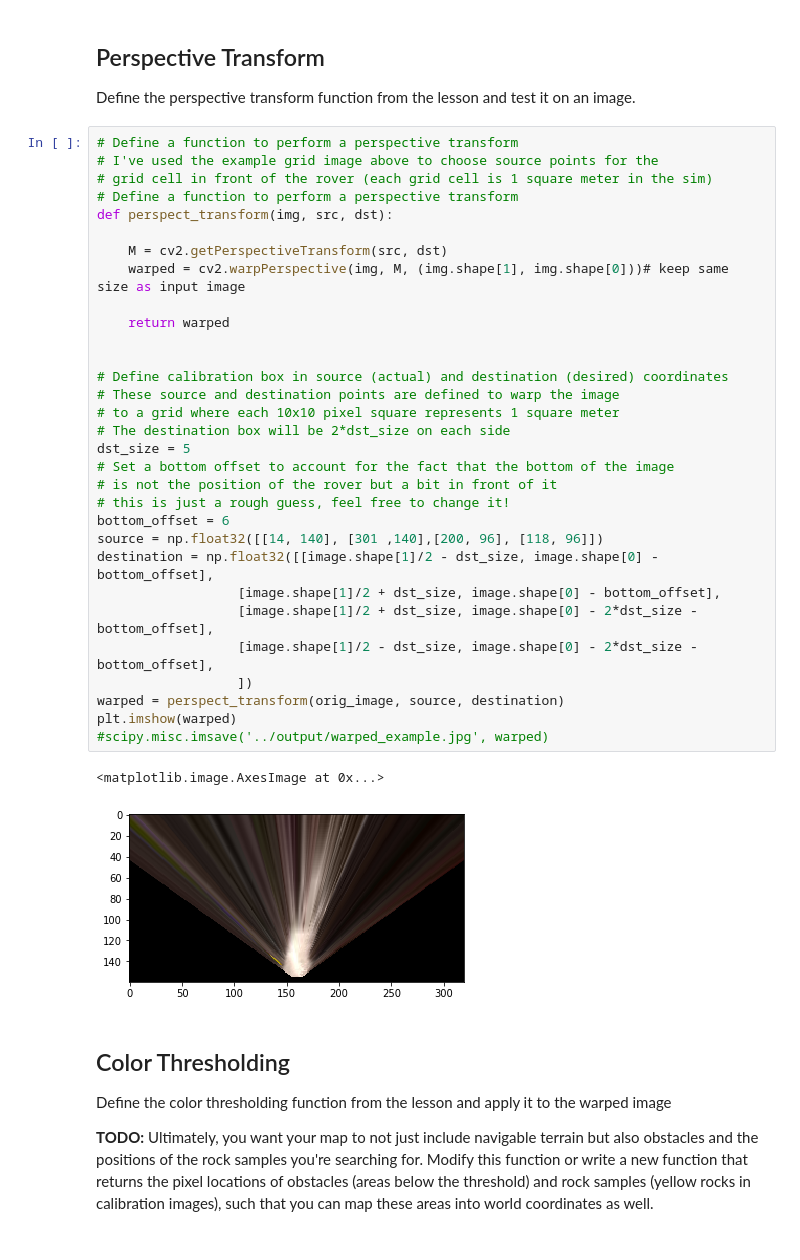
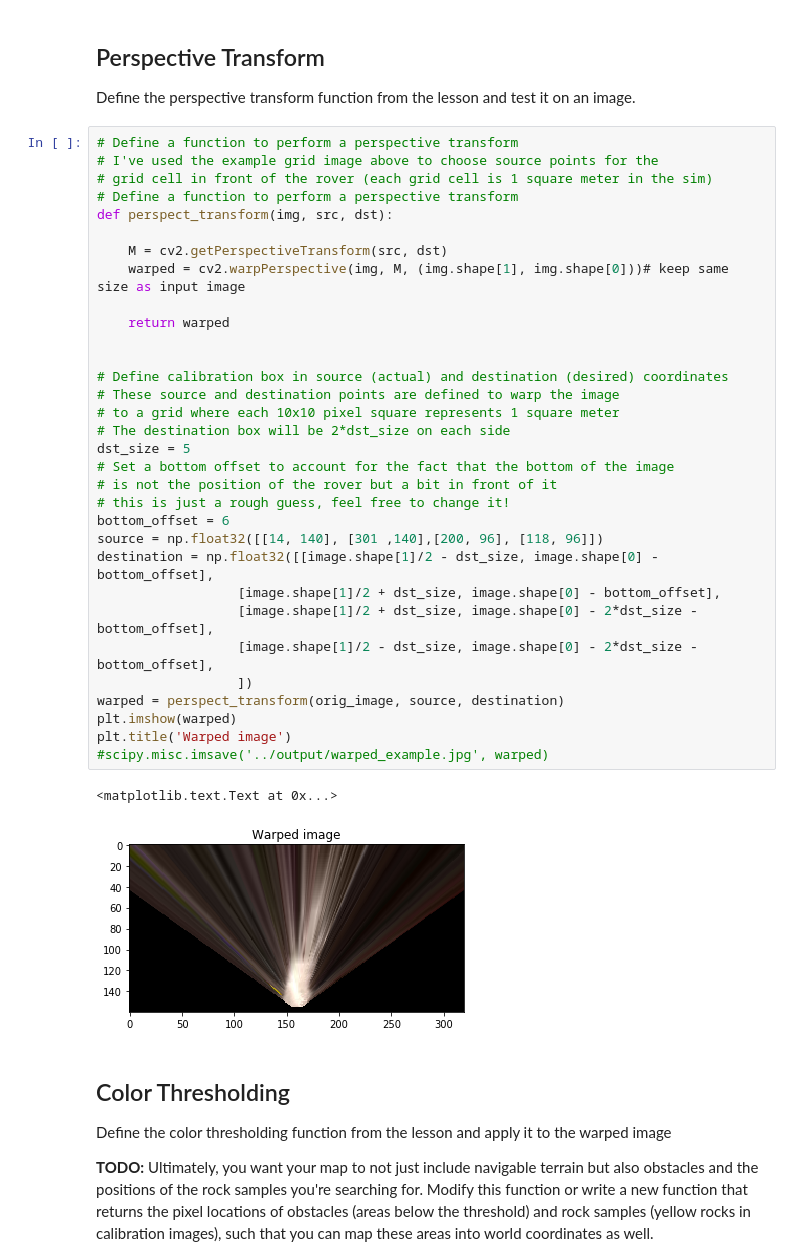
Before and after one commit to Tonks89/RoboND-Rover-Project, a Jupyter notebook: code/Rover_Project_Test_Notebook.ipynb, the cells around one changed output. Cells and saved outputs as stored; diff of their text form.

```diff
--- a/code/Rover_Project_Test_Notebook.ipynb
+++ b/code/Rover_Project_Test_Notebook.ipynb
@@ -98,13 +102,14 @@
                   [image.shape[1]/2 + dst_size, image.shape[0] - bottom_offset],
                   [image.shape[1]/2 + dst_size, image.shape[0] - 2*dst_size - bottom_offset],
                   [image.shape[1]/2 - dst_size, image.shape[0] - 2*dst_size - bottom_offset],
                   ])
 warped = perspect_transform(orig_image, source, destination)
 plt.imshow(warped)
+plt.title('Warped image')
 #scipy.misc.imsave('../output/warped_example.jpg', warped)
 # %% [output]
-<matplotlib.image.AxesImage at 0x...>
+<matplotlib.text.Text at 0x...>
-[figure, old version]
+[figure, new version]
 # %% [markdown]
 ## Color Thresholding
 Define the color thresholding function from the lesson and apply it to the warped image
```
Also changed, not shown: parts of 11 cells of this notebook, 3 other files.
